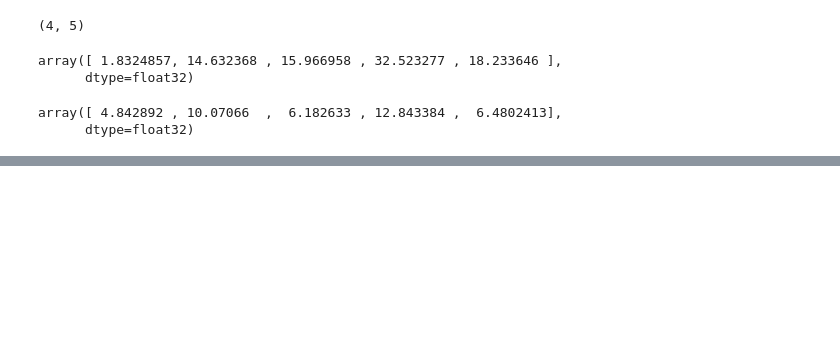
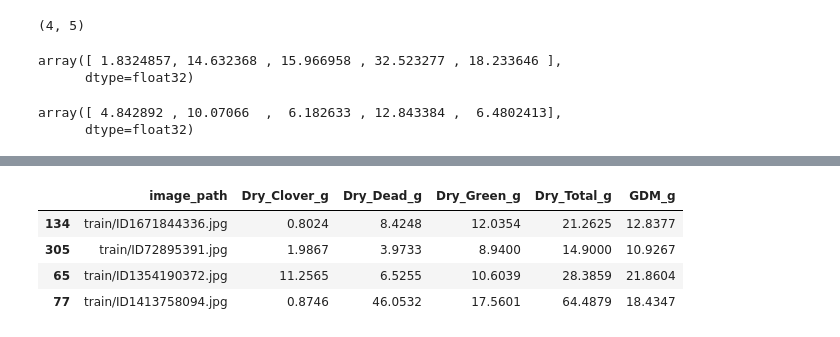
Before and after one commit to khchoi-physik/csiro_biomass, a Jupyter notebook: dinov2_cnn_ensemble_tta.ipynb, the cells around one changed output, grey strips where cells are left out. Cells and saved outputs as stored; diff of their text form; code cells hidden in the pictures; blank space fills up the shorter version.

```diff
--- a/dinov2_cnn_ensemble_tta.ipynb
+++ b/dinov2_cnn_ensemble_tta.ipynb
@@ -331,0 +347,8 @@ targ_list = np.array(targ_list[0])
+# %%
+test_data
+# %% [output]
+|  | image_path | Dry_Clover_g | Dry_Dead_g | Dry_Green_g | Dry_Total_g | GDM_g |
+| 134 | train/ID1671844336.jpg | 0.8024 | 8.4248 | 12.0354 | 21.2625 | 12.8377 |
+| 305 | train/ID72895391.jpg | 1.9867 | 3.9733 | 8.9400 | 14.9000 | 10.9267 |
+| 65 | train/ID1354190372.jpg | 11.2565 | 6.5255 | 10.6039 | 28.3859 | 21.8604 |
+| 77 | train/ID1413758094.jpg | 0.8746 | 46.0532 | 17.5601 | 64.4879 | 18.4347 |
```
Also changed, not shown: parts of 10 cells of this notebook.
